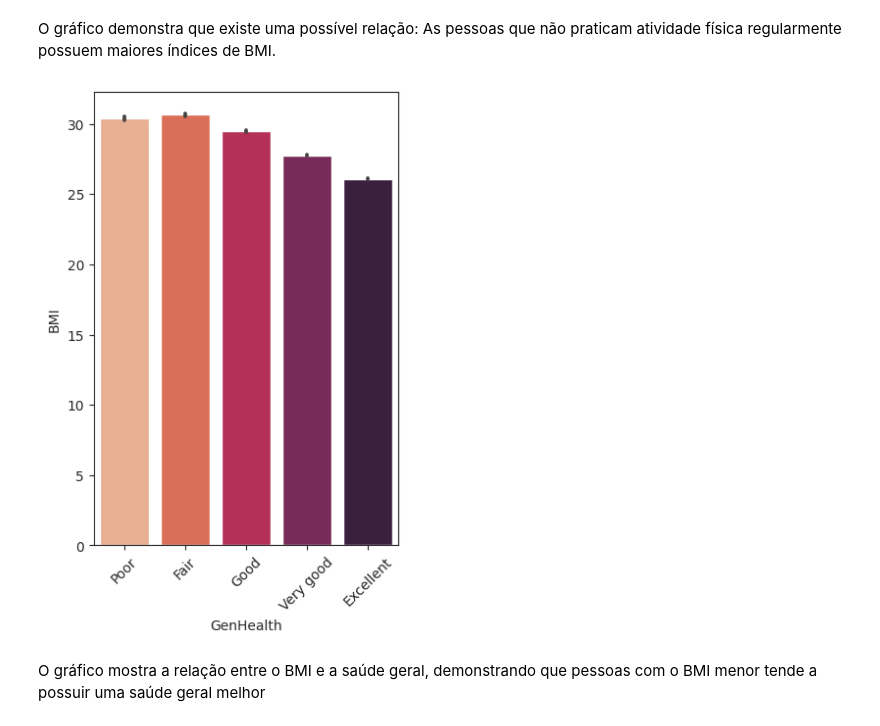
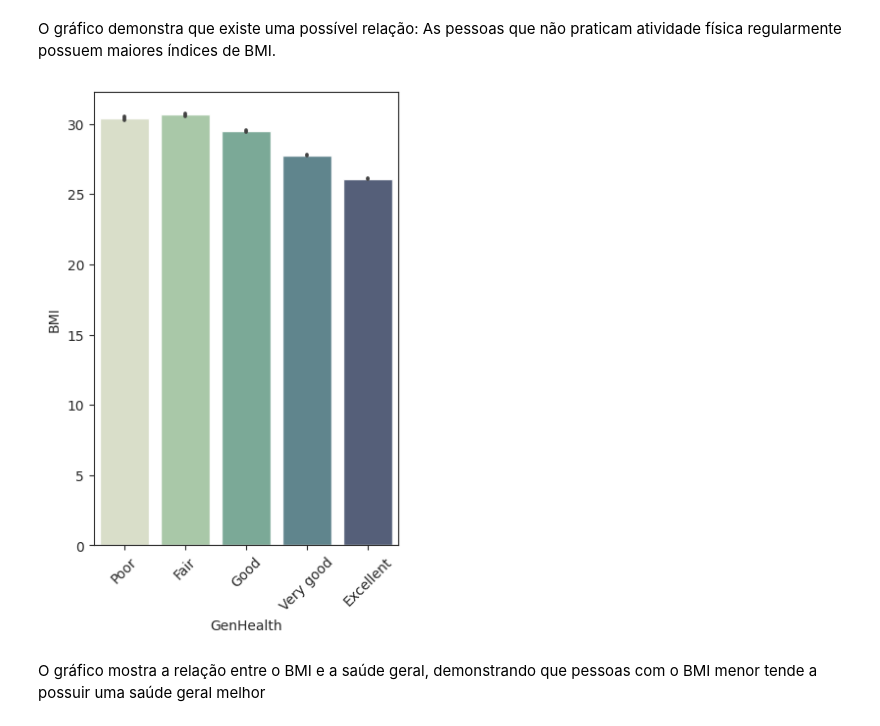
Before and after one commit to samueljos3/ProjetoHeartDisease, a Jupyter notebook: ProjetoHeartDiseaseFIM.ipynb, the cells around one changed output. Saved outputs shown, nothing was run; the diff lists cells and outputs as text; code cells hidden in the pictures.

```diff
--- a/ProjetoHeartDiseaseFIM.ipynb
+++ b/ProjetoHeartDiseaseFIM.ipynb
@@ -404,12 +406,12 @@ Dentre os BMI's, as pessoas que não praticam atividade física regularmente e t
 # %% [markdown]
 O gráfico demonstra que existe uma possível relação: As pessoas que não praticam atividade física regularmente possuem maiores índices de BMI.
 # %%
-sns.barplot(data = df, x = "GenHealth", y = "BMI", palette = "rocket_r", order = ["Poor", "Fair", "Good", "Very good", "Excellent"])
+sns.barplot(data = df, x = "GenHealth", y = "BMI", palette = sns.cubehelix_palette(start=.5, rot=-.75), alpha = 0.9, order = ["Poor", "Fair", "Good", "Very good", "Excellent"])
 plt.gcf().set_size_inches(4, 6) # Define o tamanho da figura
 plt.xticks(rotation=45)
 plt.show()
 # %% [output]
-[figure, old version]
+[figure, new version]
 # %% [markdown]
 O gráfico mostra a relação entre o BMI e a saúde geral, demonstrando que pessoas com o BMI menor tende a possuir uma saúde geral melhor
 # %% [markdown]
```
Also changed, not shown: parts of 26 cells of this notebook.
